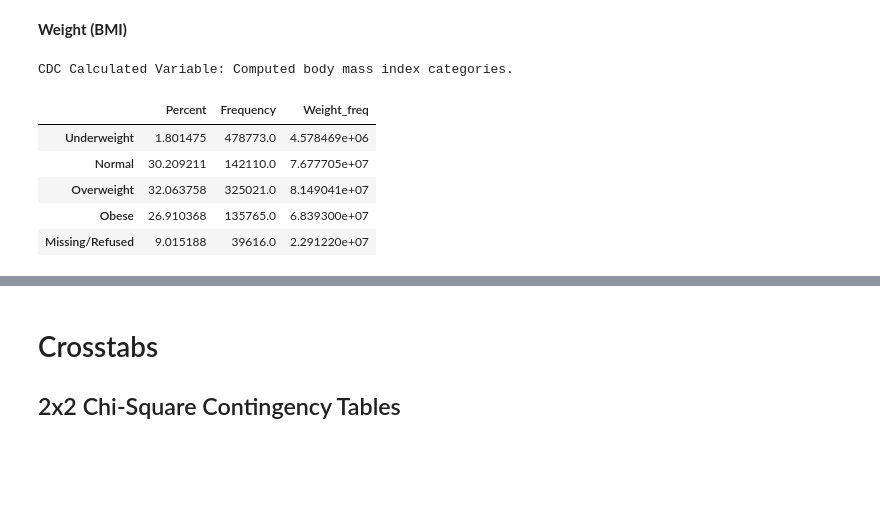
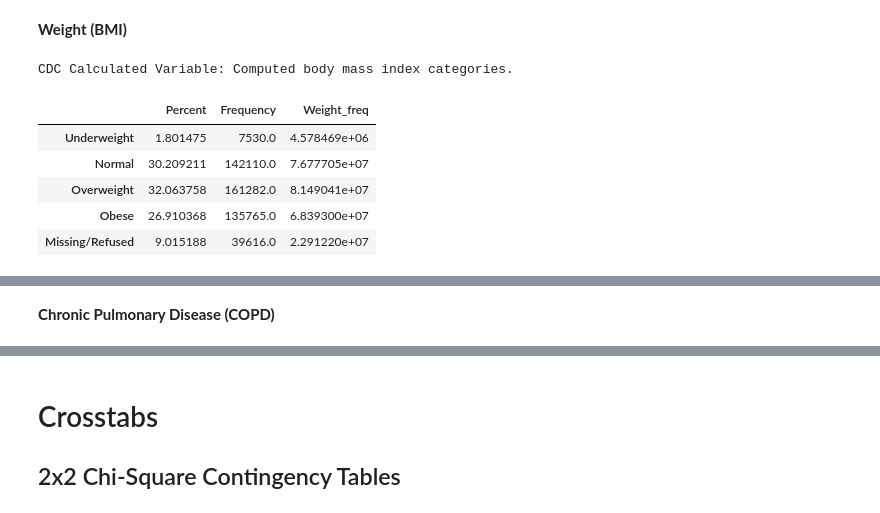
Before and after one commit to pmleffers/BRFSS2016, a Jupyter notebook: BRFSS notebook.ipynb, the cells around one changed output, grey strips where cells are left out. Drawn from its saved outputs; the diff is of its cells as text; code cells hidden in the pictures; blank space fills up the shorter version.

```diff
--- a/BRFSS notebook.ipynb
+++ b/BRFSS notebook.ipynb
@@ -723,41 +726,41 @@ temp.rename(columns={'_BMI5CAT':'BMICATS', 1:'one', 2:'two', 3:'three',4:'four',
 #one
 freqTemp = smf.DescrStatsW(temp['one'], weights=WeightVar)
 counts=np.array(pd.Series(temp.one).value_counts())
-one=np.array([freqTemp.mean*100,counts[0],freqTemp.sum])
+one=np.array([freqTemp.mean*100,counts[1],freqTemp.sum])
 #two
 freqTemp = smf.DescrStatsW(temp['two'], weights=WeightVar)
 counts=np.array(pd.Series(temp.two).value_counts())
 two=np.array([freqTemp.mean*100,counts[1],freqTemp.sum])
 #three
 freqTemp = smf.DescrStatsW(temp['three'], weights=WeightVar)
 counts=np.array(pd.Series(temp.three).value_counts())
-three=np.array([freqTemp.mean*100,counts[0],freqTemp.sum])
+three=np.array([freqTemp.mean*100,counts[1],freqTemp.sum])
 #four
 freqTemp = smf.DescrStatsW(temp['four'], weights=WeightVar)
 counts=np.array(pd.Series(temp.four).value_counts())
 four=np.array([freqTemp.mean*100,counts[1],freqTemp.sum])
 #zero
 freqTemp = smf.DescrStatsW(temp['zero'], weights=WeightVar)
 counts=np.array(pd.Series(temp.zero).value_counts())
 zero=np.array([freqTemp.mean*100,counts[1],freqTemp.sum])
 
 #Create Table (DataFrame)
 freq_table=pd.DataFrame(np.array([one,two,three,four,zero]),columns=['Percent','Frequency','Weight_freq'])
 #Modify index rows
 first,second,third,fourth,zero = freq_table.index[0],freq_table.index[1],freq_table.index[2],freq_table.index[3],freq_table.index[4]
 freq_table.rename(index={first: 'Underweight',second: 'Normal',third:'Overweight',fourth:'Obese',zero:'Missing/Refused'},inplace=True)
 #Create Totals Row
 last=np.array([round(freq_table['Percent'].sum()),round(freq_table['Frequency'].sum()),round(freq_table['Weight_freq'].sum())])
 #freq_table.loc[len(freq_table)]=last
 #freq_table.rename(index={5:'Total'},inplace=True)
 print('CDC Calculated Variable: Computed body mass index categories.')
 freq_table
 # %% [output]
 CDC Calculated Variable: Computed body mass index categories.
 |  | Percent | Frequency | Weight_freq |
-| Underweight | 1.801475 | 478773.0 | 4.578469e+06 |
+| Underweight | 1.801475 | 7530.0 | 4.578469e+06 |
 | Normal | 30.209211 | 142110.0 | 7.677705e+07 |
-| Overweight | 32.063758 | 325021.0 | 8.149041e+07 |
+| Overweight | 32.063758 | 161282.0 | 8.149041e+07 |
 | Obese | 26.910368 | 135765.0 | 6.839300e+07 |
 | Missing/Refused | 9.015188 | 39616.0 | 2.291220e+07 |
 # %%
@@ -784,3 +787,5 @@ fig = go.Figure(data=data, layout=layout)
 py.iplot(fig, filename='text-hover-bar')
 # %% [output]
 [interactive output not drawn]
+# %% [markdown]
+**Chronic Pulmonary Disease (COPD)**
```
Also changed, not shown: parts of 65 cells of this notebook.
